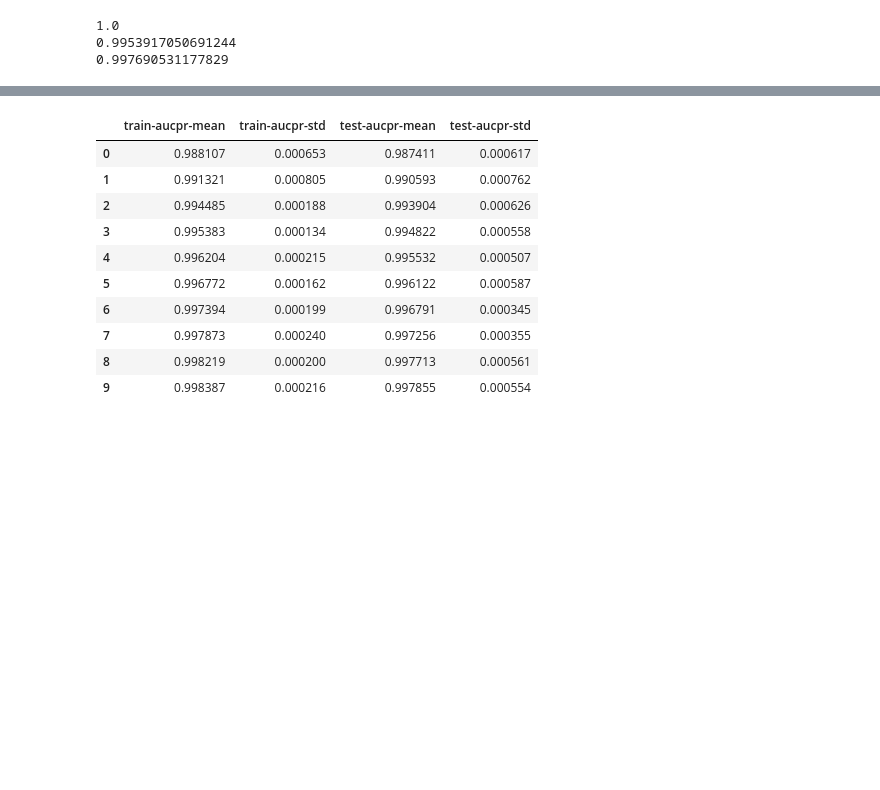
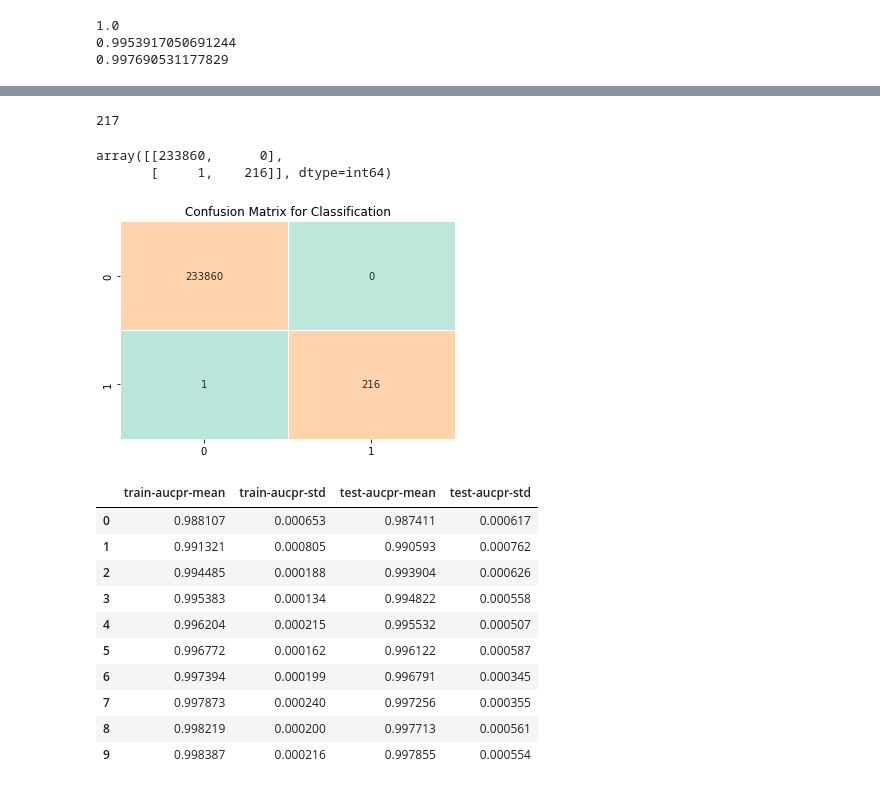
Before and after one commit to Saaj2000/xyzcorp, a Jupyter notebook: Assessment_Classifcation.ipynb, the cells around one changed output, grey strips where cells are left out. Cells and saved outputs as stored; diff of their text form; code cells hidden in the pictures; blank space fills up the shorter version.

Commit message:
Finalised Classification Notebook

```diff
--- a/Assessment_Classifcation.ipynb
+++ b/Assessment_Classifcation.ipynb
@@ -346,6 +451,31 @@ fig.update_xaxes(constrain='domain')
 fig.show()
 # %% [output]
 [interactive output not drawn]
+# %%
+y_test.sum()
+# %% [output]
+217
+# %%
+from sklearn.metrics import confusion_matrix
+
+confusion_matrix(y_test, xclf.predict(X_test))
+# %% [output]
+array([[233860,      0],
+       [     1,    216]], dtype=int64)
+# %%
+import seaborn as sns
+import matplotlib.pyplot as plt
+confusiondata = confusion_matrix(y_test, xclf.predict(X_test))
+yticklabels = ["Positive", "Negative"]
+xticklabels = ["Positive", "Negative"]
+ax = plt.axes()
+fig = sns.heatmap(confusiondata,linewidths=.5, annot=True, ax=ax, vmin = 0, vmax = 200,cmap="icefire",cbar = False,fmt='g')
+ax.set_title("Confusion Matrix for Classification")
+figure = fig.get_figure()
+
+figure.savefig("ConfusionMatrix.png")
+# %% [output]
+[figure, added]
 # %%
 from sklearn.metrics import accuracy_score, average_precision_score
 from sklearn.model_selection import KFold, cross_validate
```
Also changed, not shown: parts of 11 cells of this notebook.
